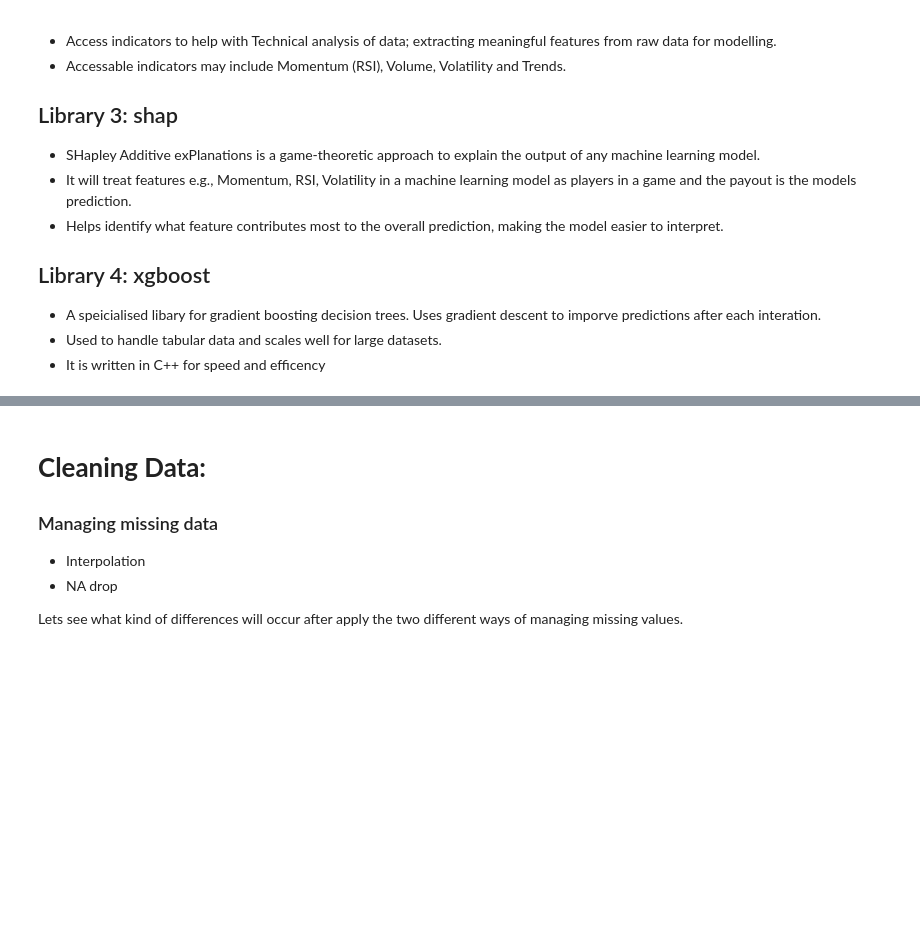
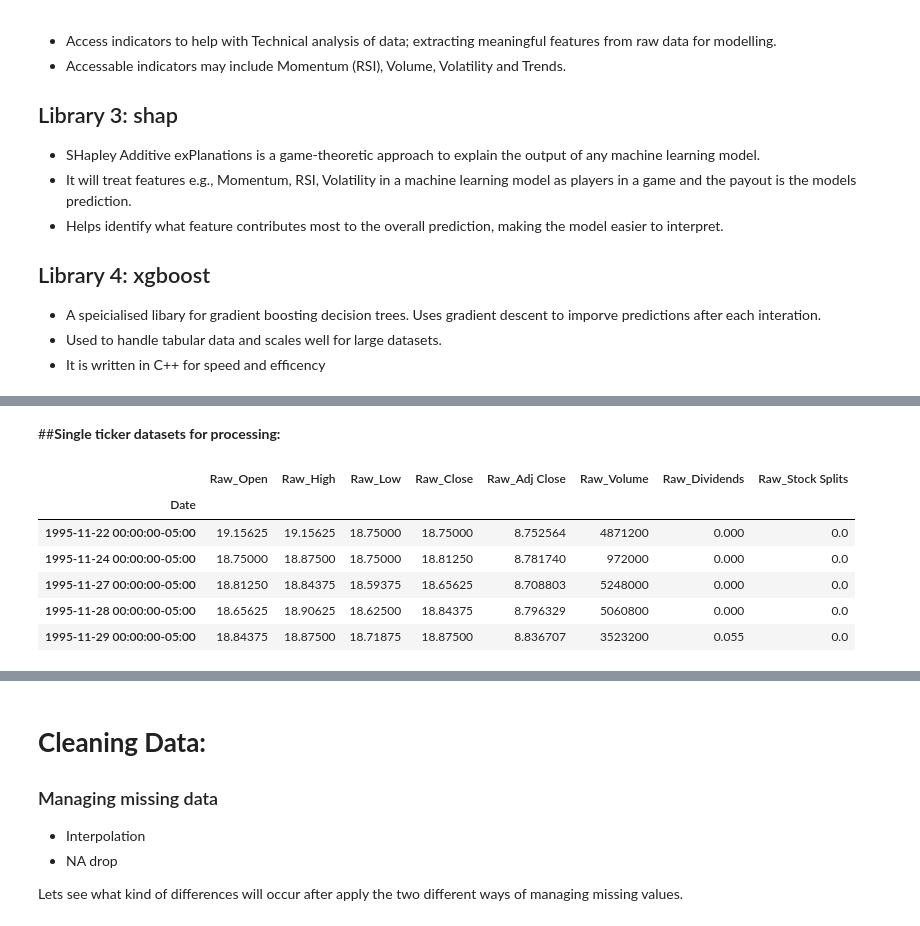
Before and after one commit to Cullen-hub/Alpha-Factor-Research, a Jupyter notebook: Alpha_Research_Project.ipynb, the cells around one changed output, grey strips where cells are left out. Saved outputs shown, nothing was run; the diff lists cells and outputs as text; code cells hidden in the pictures; blank space fills up the shorter version.

```diff
--- a/Alpha_Research_Project.ipynb
+++ b/Alpha_Research_Project.ipynb
@@ -55,0 +208,16 @@ Successfully installed ta-0.11.0
+# %% [markdown]
+##**Single ticker datasets for processing:**
+# %%
+#Raw data
+df_Raw = yf.Ticker('KO').history(period = '30y', auto_adjust = False)
+df_Raw = df_Raw.add_prefix('Raw_')
+
+df_Raw.head()
+# %% [output]
+|  | Raw_Open | Raw_High | Raw_Low | Raw_Close | Raw_Adj Close | Raw_Volume | Raw_Dividends | Raw_Stock Splits |
+| Date |  |  |  |  |  |  |  |  |
+| 1995-11-22 00:00:00-05:00 | 19.15625 | 19.15625 | 18.75000 | 18.75000 | 8.752564 | 4871200 | 0.000 | 0.0 |
+| 1995-11-24 00:00:00-05:00 | 18.75000 | 18.87500 | 18.75000 | 18.81250 | 8.781740 | 972000 | 0.000 | 0.0 |
+| 1995-11-27 00:00:00-05:00 | 18.81250 | 18.84375 | 18.59375 | 18.65625 | 8.708803 | 5248000 | 0.000 | 0.0 |
+| 1995-11-28 00:00:00-05:00 | 18.65625 | 18.90625 | 18.62500 | 18.84375 | 8.796329 | 5060800 | 0.000 | 0.0 |
+| 1995-11-29 00:00:00-05:00 | 18.84375 | 18.87500 | 18.71875 | 18.87500 | 8.836707 | 3523200 | 0.055 | 0.0 |
```
Also changed, not shown: parts of 30 cells of this notebook.
